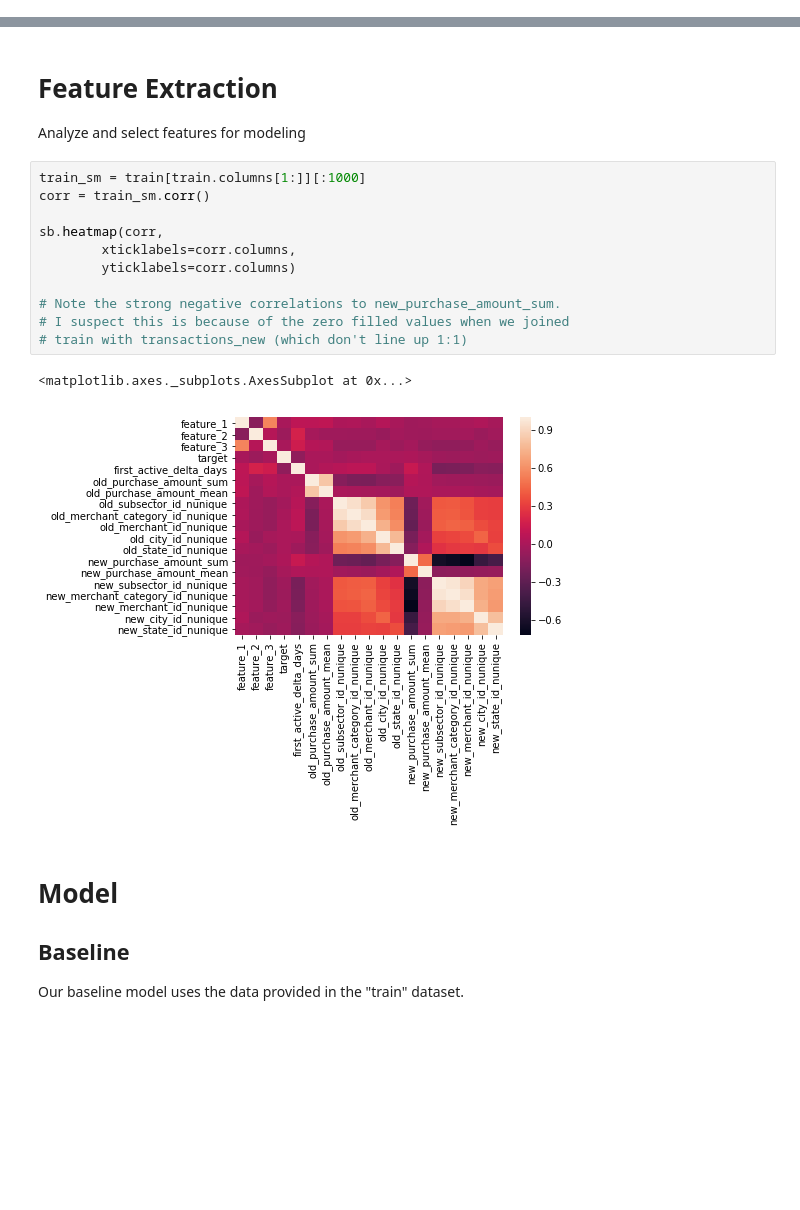
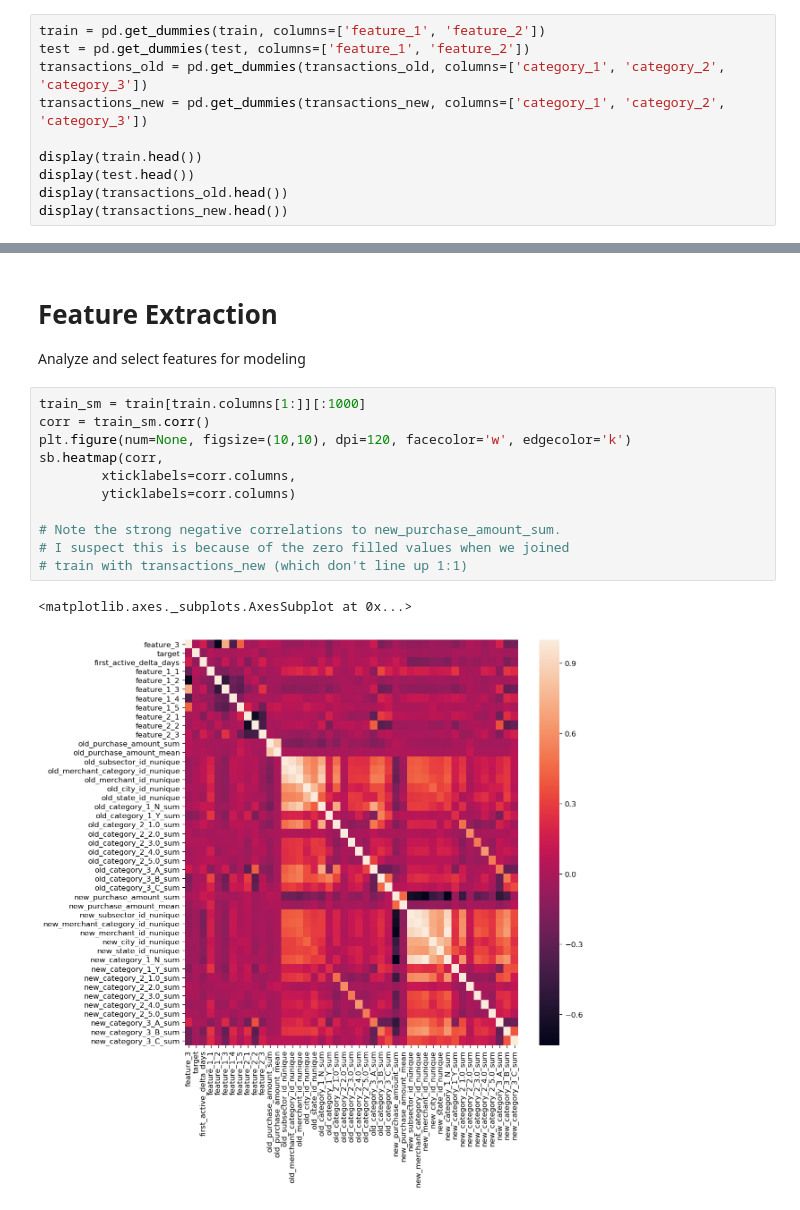
Before and after one commit to kevinhanna/Elo_kaggle, a Jupyter notebook: Team 3 Group Project.ipynb, the cells around one changed output, grey strips where cells are left out. Saved outputs shown, nothing was run; the diff lists cells and outputs as text; blank space fills up the shorter version.

```diff
--- a/Team 3 Group Project.ipynb
+++ b/Team 3 Group Project.ipynb
@@ -205,0 +250,10 @@ display(test.head())
+# %%
+train = pd.get_dummies(train, columns=['feature_1', 'feature_2'])
+test = pd.get_dummies(test, columns=['feature_1', 'feature_2'])
+transactions_old = pd.get_dummies(transactions_old, columns=['category_1', 'category_2', 'category_3'])
+transactions_new = pd.get_dummies(transactions_new, columns=['category_1', 'category_2', 'category_3'])
+
+display(train.head())
+display(test.head())
+display(transactions_old.head())
+display(transactions_new.head())
@@ -263,19 +382,14 @@ Analyze and select features for modeling
 # %%
 train_sm = train[train.columns[1:]][:1000]
 corr = train_sm.corr()
-
+plt.figure(num=None, figsize=(10,10), dpi=120, facecolor='w', edgecolor='k')
 sb.heatmap(corr,
         xticklabels=corr.columns,
         yticklabels=corr.columns)
 
 # Note the strong negative correlations to new_purchase_amount_sum.
 # I suspect this is because of the zero filled values when we joined
 # train with transactions_new (which don't line up 1:1)
 # %% [output]
 <matplotlib.axes._subplots.AxesSubplot at 0x...>
-[figure, old version]
+[figure, new version]
-# %% [markdown]
-# Model
-## Baseline
-
-Our baseline model uses the data provided in the "train" dataset.
```
Also changed, not shown: parts of 13 cells of this notebook.
